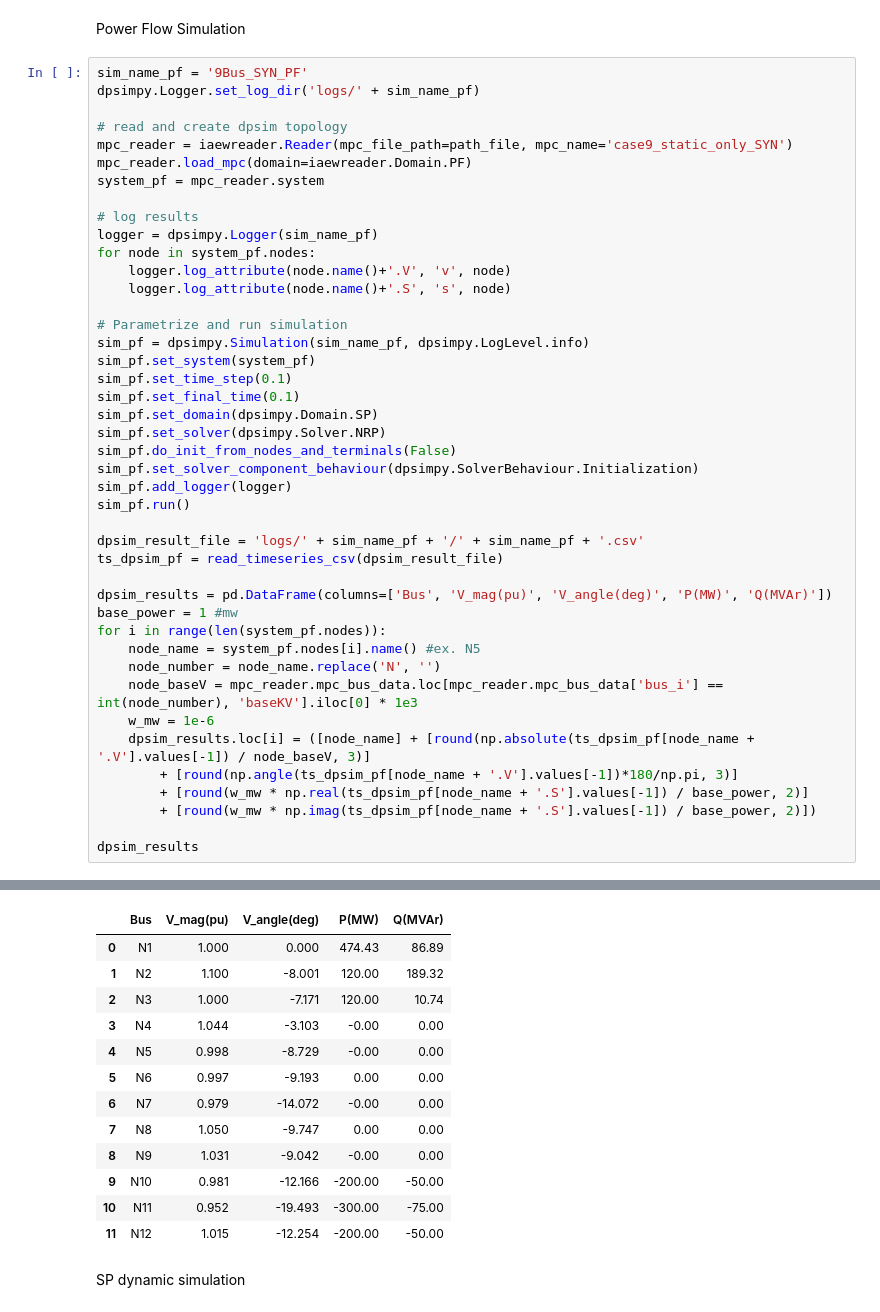
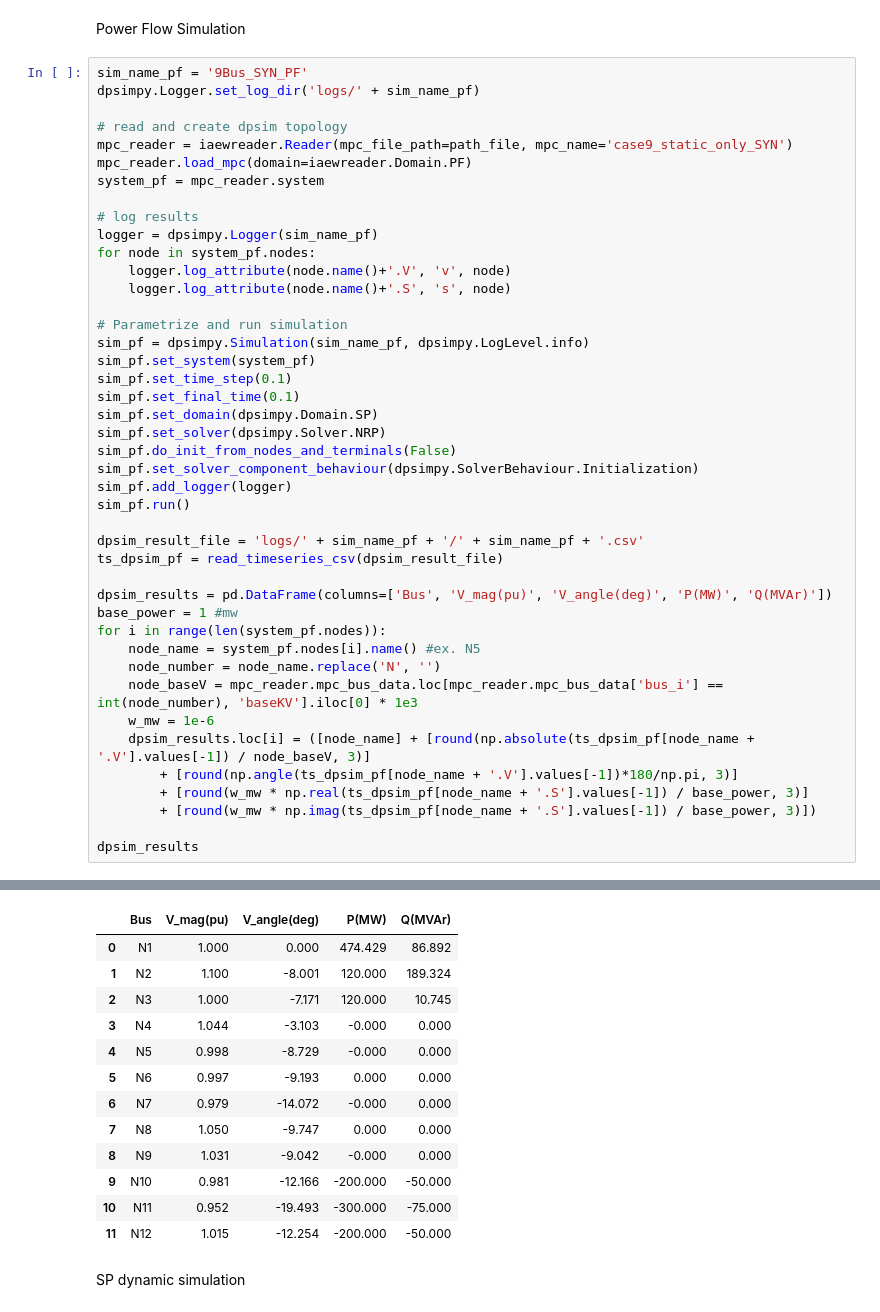
Before and after one commit to Gleb4x/dpsim, a Jupyter notebook: examples/Notebooks/9BusValidations/only_SYN/case9_only_SYN.ipynb, the cells around one changed output, grey strips where cells are left out. Saved outputs shown, nothing was run; the diff lists cells and outputs as text.

```diff
--- a/examples/Notebooks/9BusValidations/only_SYN/case9_only_SYN.ipynb
+++ b/examples/Notebooks/9BusValidations/only_SYN/case9_only_SYN.ipynb
@@ -54,8 +64,8 @@ for i in range(len(system_pf.nodes)):
     w_mw = 1e-6
     dpsim_results.loc[i] = ([node_name] + [round(np.absolute(ts_dpsim_pf[node_name + '.V'].values[-1]) / node_baseV, 3)]
         + [round(np.angle(ts_dpsim_pf[node_name + '.V'].values[-1])*180/np.pi, 3)]
-        + [round(w_mw * np.real(ts_dpsim_pf[node_name + '.S'].values[-1]) / base_power, 2)]
-        + [round(w_mw * np.imag(ts_dpsim_pf[node_name + '.S'].values[-1]) / base_power, 2)])
+        + [round(w_mw * np.real(ts_dpsim_pf[node_name + '.S'].values[-1]) / base_power, 3)]
+        + [round(w_mw * np.imag(ts_dpsim_pf[node_name + '.S'].values[-1]) / base_power, 3)])
 
 dpsim_results
 # %% [output]
@@ -86,16 +96,16 @@ complex column names: ['N1.S', 'N1.V', 'N10.S', 'N10.V', 'N11.S', 'N11.V', 'N12.
 |  | Bus | V_mag(pu) | V_angle(deg) | P(MW) | Q(MVAr) |
-| 0 | N1 | 1.000 | 0.000 | 474.43 | 86.89 |
-| 1 | N2 | 1.100 | -8.001 | 120.00 | 189.32 |
-| 2 | N3 | 1.000 | -7.171 | 120.00 | 10.74 |
-| 3 | N4 | 1.044 | -3.103 | -0.00 | 0.00 |
-| 4 | N5 | 0.998 | -8.729 | -0.00 | 0.00 |
-| 5 | N6 | 0.997 | -9.193 | 0.00 | 0.00 |
-| 6 | N7 | 0.979 | -14.072 | -0.00 | 0.00 |
-| 7 | N8 | 1.050 | -9.747 | 0.00 | 0.00 |
-| 8 | N9 | 1.031 | -9.042 | -0.00 | 0.00 |
-| 9 | N10 | 0.981 | -12.166 | -200.00 | -50.00 |
-| 10 | N11 | 0.952 | -19.493 | -300.00 | -75.00 |
-| 11 | N12 | 1.015 | -12.254 | -200.00 | -50.00 |
+| 0 | N1 | 1.000 | 0.000 | 474.429 | 86.892 |
+| 1 | N2 | 1.100 | -8.001 | 120.000 | 189.324 |
+| 2 | N3 | 1.000 | -7.171 | 120.000 | 10.745 |
+| 3 | N4 | 1.044 | -3.103 | -0.000 | 0.000 |
+| 4 | N5 | 0.998 | -8.729 | -0.000 | 0.000 |
+| 5 | N6 | 0.997 | -9.193 | 0.000 | 0.000 |
+| 6 | N7 | 0.979 | -14.072 | -0.000 | 0.000 |
+| 7 | N8 | 1.050 | -9.747 | 0.000 | 0.000 |
+| 8 | N9 | 1.031 | -9.042 | -0.000 | 0.000 |
+| 9 | N10 | 0.981 | -12.166 | -200.000 | -50.000 |
+| 10 | N11 | 0.952 | -19.493 | -300.000 | -75.000 |
+| 11 | N12 | 1.015 | -12.254 | -200.000 | -50.000 |
 # %% [markdown]
 SP dynamic simulation
 # %%
```
Also changed, not shown: parts of 19 cells of this notebook, 7 other files.
